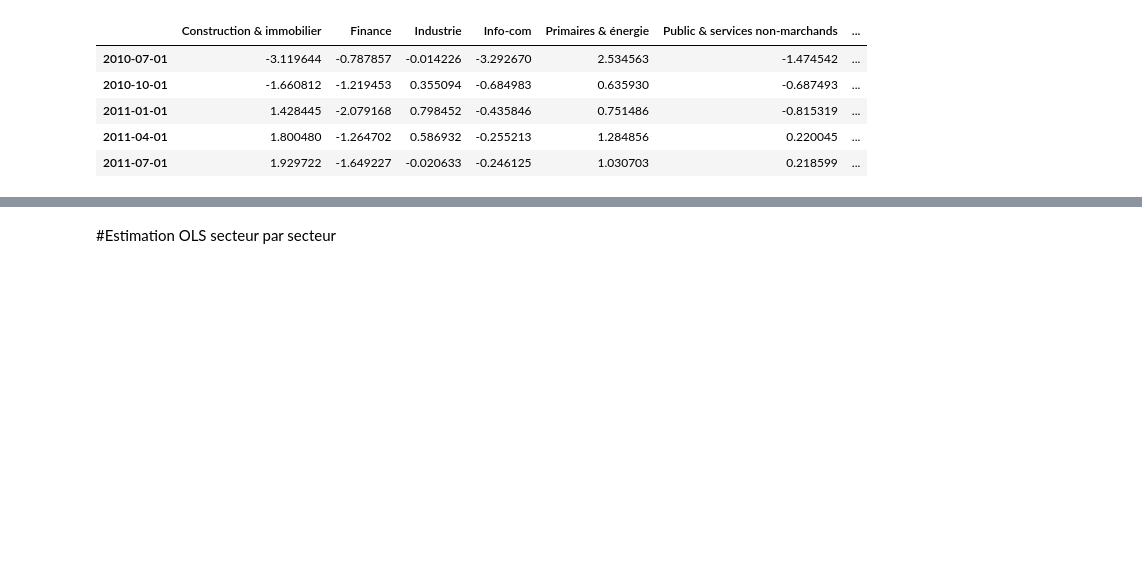
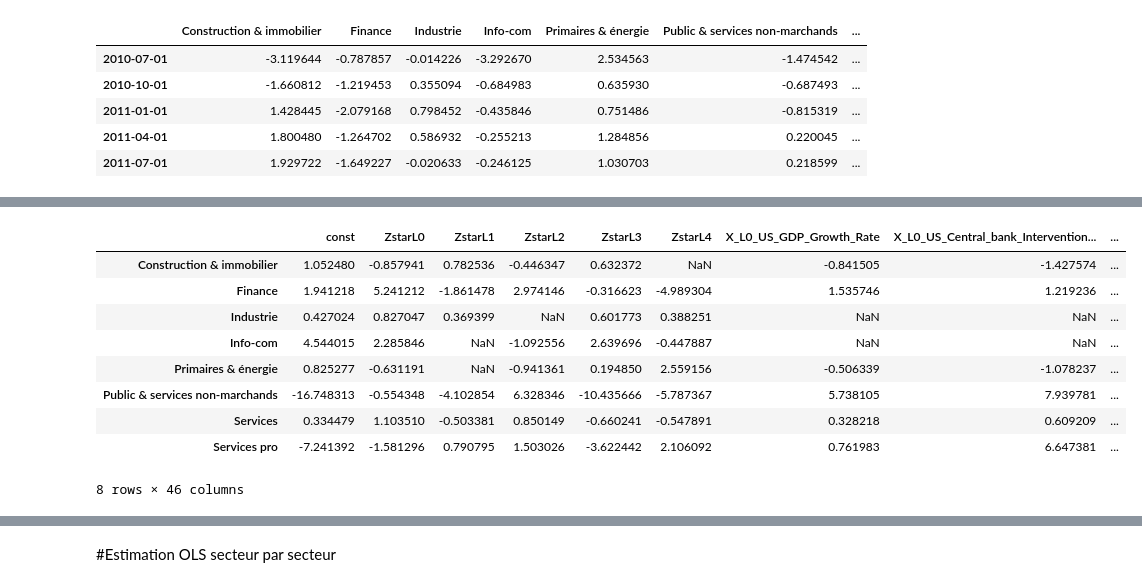
Before and after one commit to Celeste2405/PFE-CLIMATE-STRESS-TESTING-BANKING-PORTFOLIO, a Jupyter notebook: gvar_model.ipynb, the cells around one changed output, grey strips where cells are left out. Cells and saved outputs as stored; diff of their text form; code cells hidden in the pictures; blank space fills up the shorter version.

```diff
--- a/gvar_model.ipynb
+++ b/gvar_model.ipynb
@@ -273,0 +439,55 @@ df_all.head()
+# %%
+def run_stepwise_all_sectors(df_all, sectors, macro_cols, Pmax=4, Lmax=4, iterate=False):
+    # liste de colonnes possibles (max) pour construire un coef_df stable
+    max_cols = ["const"] + [f"ZstarL{p}" for p in range(Pmax+1)]
+    for l in range(Lmax+1):
+        max_cols += [f"X_L{l}_{c}" for c in macro_cols]
+
+    coef_df = pd.DataFrame(index=sectors, columns=max_cols, dtype=float)
+    bic_series = pd.Series(index=sectors, dtype=float)
+
+    kept_by_sector = {}
+
+    for s in sectors:
+        kept_cols, res, bic = stepwise_macros_then_zstar(
+            df_all=df_all,
+            sector=s,
+            macro_cols=macro_cols,
+            Pmax=Pmax,
+            Lmax=Lmax,
+            iterate=iterate
+        )
+        kept_by_sector[s] = kept_cols
+        bic_series.loc[s] = bic
+
+        # remplir coef_df (les non sélectionnés restent NaN)
+        for name, val in res.params.items():
+            if name in coef_df.columns:
+                coef_df.loc[s, name] = val
+
+    return coef_df, bic_series, kept_by_sector
+# %%
+sectors = list(Z.columns)
+macro_cols = list(X.columns)
+# %%
+coef_df, bic_series, kept_by_sector = run_stepwise_all_sectors(
+    df_all=df_all,
+    sectors=sectors,
+    macro_cols=macro_cols,
+    Pmax=4,
+    Lmax=4,
+    iterate=False
+)
+# %%
+coef_df
+# %% [output]
+|  | const | ZstarL0 | ZstarL1 | ZstarL2 | ZstarL3 | ZstarL4 | X_L0_US_GDP_Growth_Rate | X_L0_US_Central_bank_Intervention... | ... |
+| Construction & immobilier | 1.052480 | -0.857941 | 0.782536 | -0.446347 | 0.632372 | NaN | -0.841505 | -1.427574 | ... |
+| Finance | 1.941218 | 5.241212 | -1.861478 | 2.974146 | -0.316623 | -4.989304 | 1.535746 | 1.219236 | ... |
+| Industrie | 0.427024 | 0.827047 | 0.369399 | NaN | 0.601773 | 0.388251 | NaN | NaN | ... |
+| Info-com | 4.544015 | 2.285846 | NaN | -1.092556 | 2.639696 | -0.447887 | NaN | NaN | ... |
+| Primaires & énergie | 0.825277 | -0.631191 | NaN | -0.941361 | 0.194850 | 2.559156 | -0.506339 | -1.078237 | ... |
+| Public & services non-marchands | -16.748313 | -0.554348 | -4.102854 | 6.328346 | -10.435666 | -5.787367 | 5.738105 | 7.939781 | ... |
+| Services | 0.334479 | 1.103510 | -0.503381 | 0.850149 | -0.660241 | -0.547891 | 0.328218 | 0.609209 | ... |
+| Services pro | -7.241392 | -1.581296 | 0.790795 | 1.503026 | -3.622442 | 2.106092 | 0.761983 | 6.647381 | ... |
+8 rows × 46 columns
```
Also changed, not shown: parts of 47 cells of this notebook, 1 other file.
